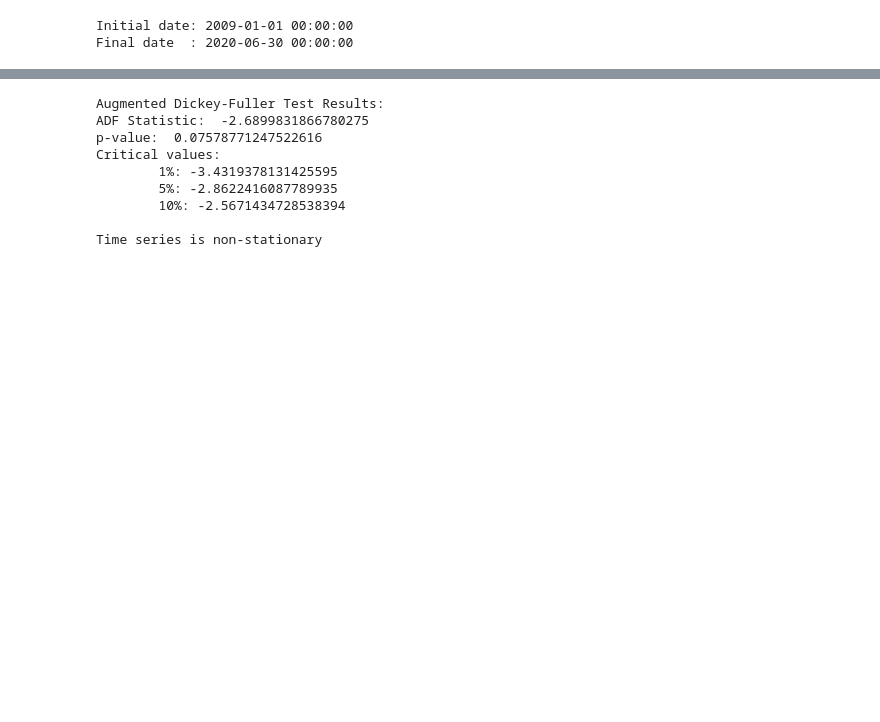
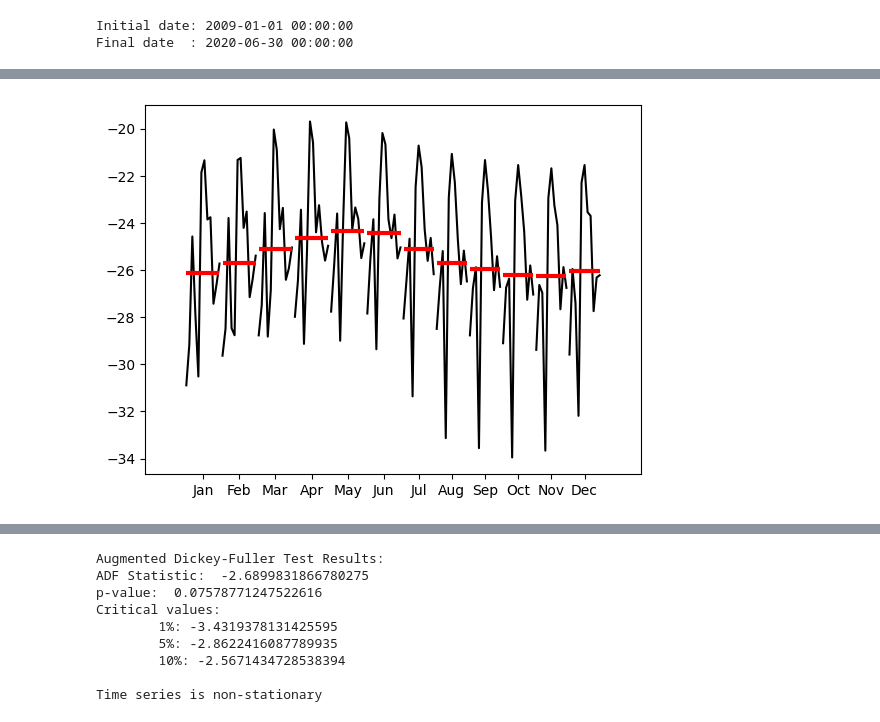
Before and after one commit to 4GeeksAcademy/remelop_Time_Series_Project, a Jupyter notebook: src/Time_Series_Project.ipynb, the cells around one changed output, grey strips where cells are left out. Saved outputs shown, nothing was run; the diff lists cells and outputs as text; code cells hidden in the pictures; blank space fills up the shorter version.

```diff
--- a/src/Time_Series_Project.ipynb
+++ b/src/Time_Series_Project.ipynb
@@ -122,0 +164,5 @@ plt.show()
+# %%
+# Plotting the monthly seasonality
+month_plot(ts['Depth_to_Groundwater'].resample('M').mean());
+# %% [output]
+[figure, added]
```
Also changed, not shown: parts of 22 cells of this notebook.
